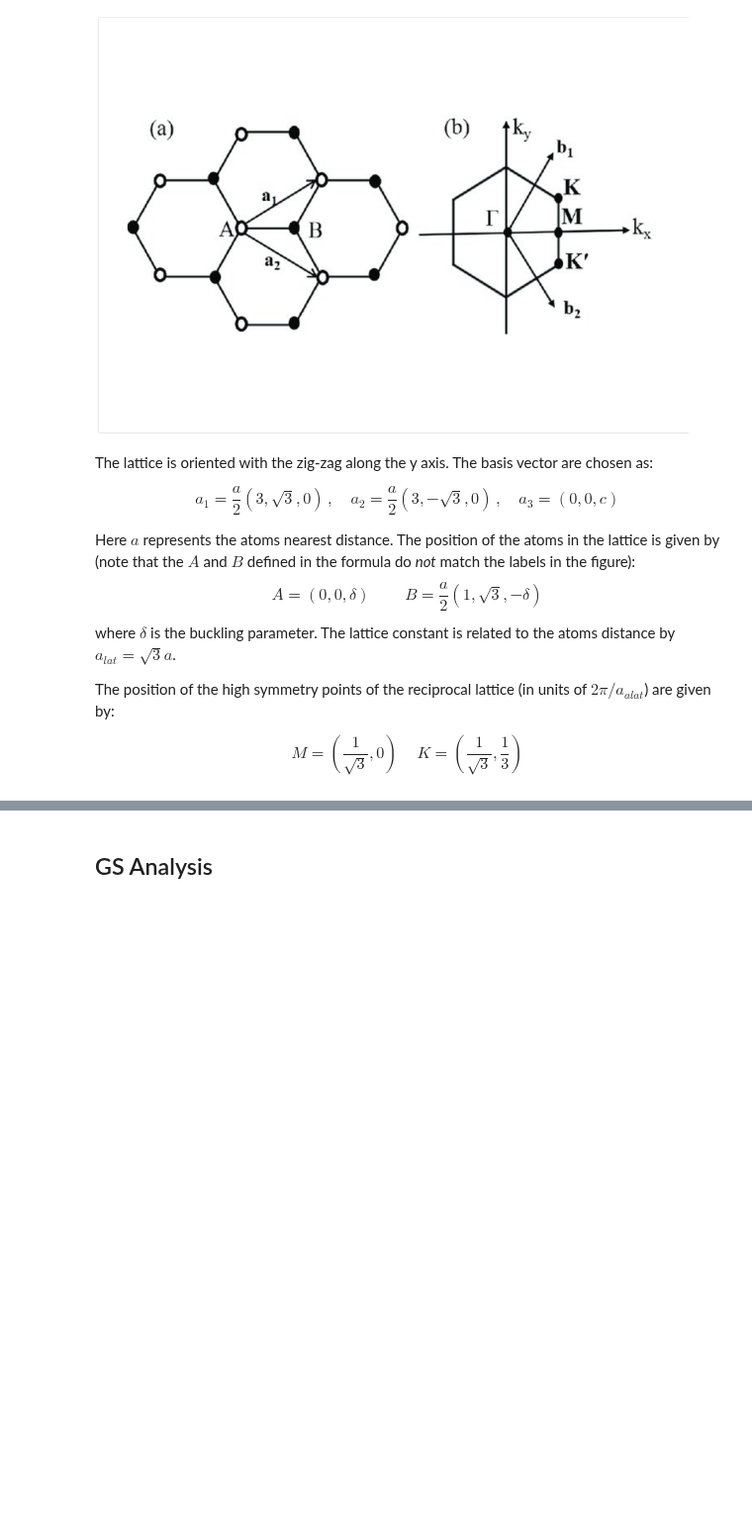
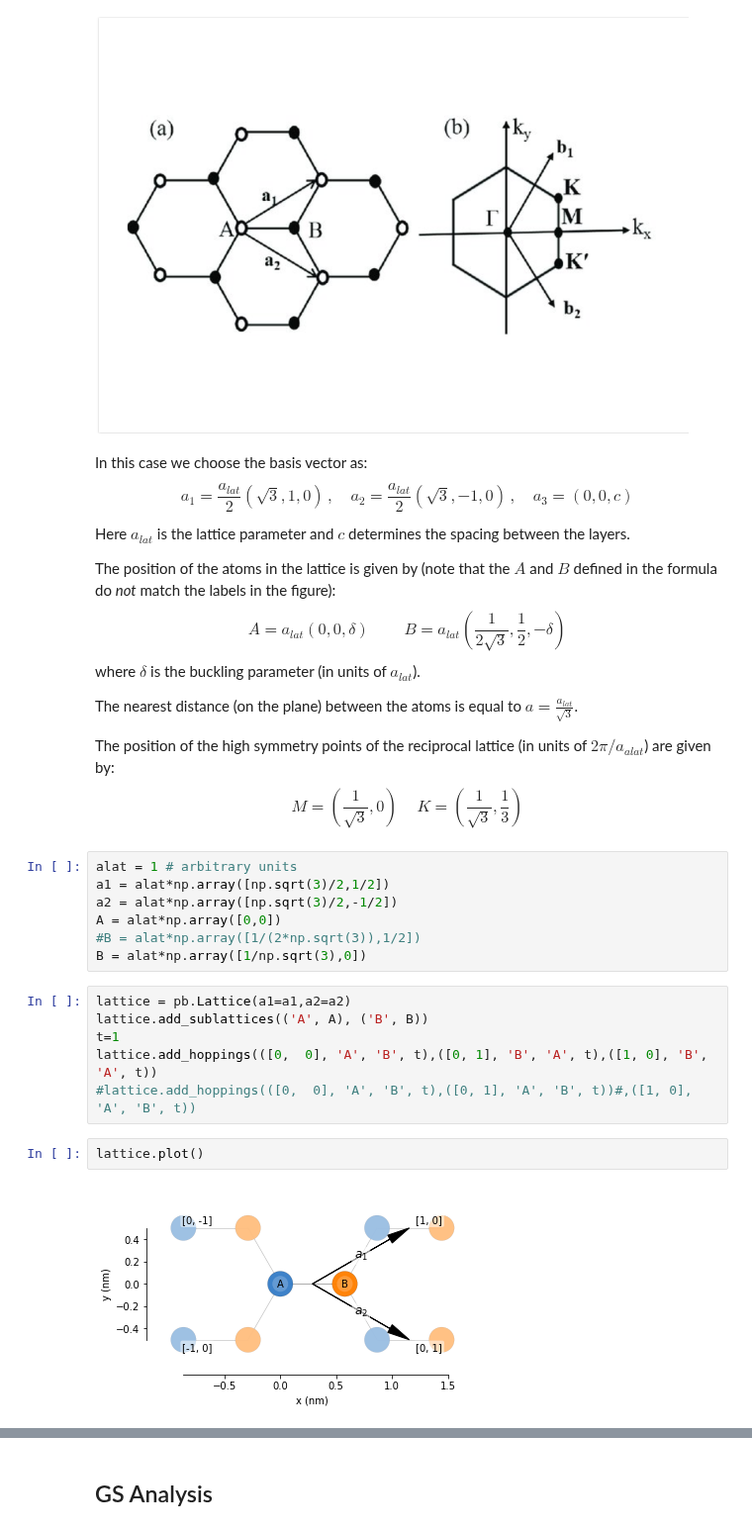
Before and after one commit to marcodalessandro76/Germanene, a Jupyter notebook: DFT_Analysis.ipynb, the cells around one changed output, grey strips where cells are left out. Shown at 99% size. Drawn from its saved outputs; the diff is of its cells as text; blank space fills up the shorter version.

```diff
--- a/QE_Calculations.ipynb
+++ b/DFT_Analysis.ipynb
@@ -45,23 +49,41 @@ Image('Honeycomb_lattice.png',width=600)
 # %% [output]
 [figure]
 # %% [markdown]
-The lattice is oriented with the zig-zag along the y axis. The basis vector are chosen as:
-
+In this case we choose the basis vector as:
 $$
-a_1 = \frac{a}{2}(3,\sqrt{3},0) \, ,\quad a_2 = \frac{a}{2}(3,-\sqrt{3},0) \, ,\quad
+a_1 = \frac{a_{lat}}{2}(\sqrt{3},1,0) \, ,\quad a_2 = \frac{a_{lat}}{2}(\sqrt{3},-1,0) \, ,\quad
 a_3 = (0,0,c)
 $$
+Here $a_{lat}$ is the lattice parameter and $c$ determines the spacing between the layers.
 
-Here $a$ represents the atoms nearest distance. The position of the atoms in the lattice is given by (note that the $A$ and $B$ defined in the
+The position of the atoms in the lattice is given by (note that the $A$ and $B$ defined in the
 formula do _not_ match the labels in the figure):
 $$
-A = (0,0,\delta) \, \qquad B = \frac{a}{2}(1,\sqrt{3},-\delta)
+A = a_{lat}(0,0,\delta) \, \qquad B = a_{lat}(\frac{1}{2\sqrt{3}},\frac{1}{2},-\delta)
 $$
-where $\delta$ is the buckling parameter. The lattice constant is related to the atoms distance by $a_{lat} = \sqrt{3}a$.
+where $\delta$ is the buckling parameter (in units of $a_{lat}$).
+
+The nearest distance (on the plane) between the atoms is equal to $a = \frac{a_{lat}}{\sqrt{3}}$.
 
 The position of the high symmetry points of the reciprocal lattice (in units of $2\pi/a_{alat}$) are given by:
-
 $$
 M = (\frac{1}{\sqrt{3}},0) \, \quad
 K = (\frac{1}{\sqrt{3}},\frac{1}{3})
 $$
+# %%
+alat = 1 # arbitrary units
+a1 = alat*np.array([np.sqrt(3)/2,1/2])
+a2 = alat*np.array([np.sqrt(3)/2,-1/2])
+A = alat*np.array([0,0])
+#B = alat*np.array([1/(2*np.sqrt(3)),1/2])
+B = alat*np.array([1/np.sqrt(3),0])
+# %%
+lattice = pb.Lattice(a1=a1,a2=a2)
+lattice.add_sublattices(('A', A), ('B', B))
+t=1
+lattice.add_hoppings(([0,  0], 'A', 'B', t),([0, 1], 'B', 'A', t),([1, 0], 'B', 'A', t))
+#lattice.add_hoppings(([0,  0], 'A', 'B', t),([0, 1], 'A', 'B', t))#,([1, 0], 'A', 'B', t))
+# %%
+lattice.plot()
+# %% [output]
+[figure, added]
```
Also changed, not shown: parts of 20 cells of this notebook, 3 other files.
